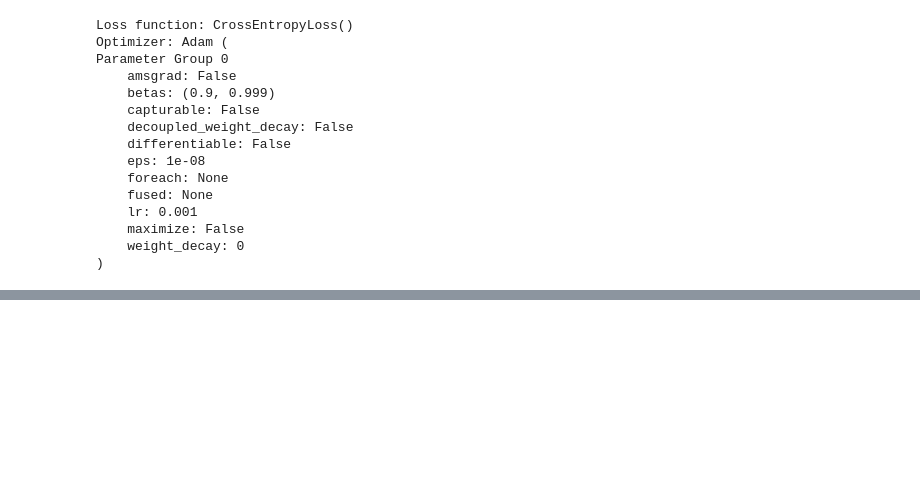
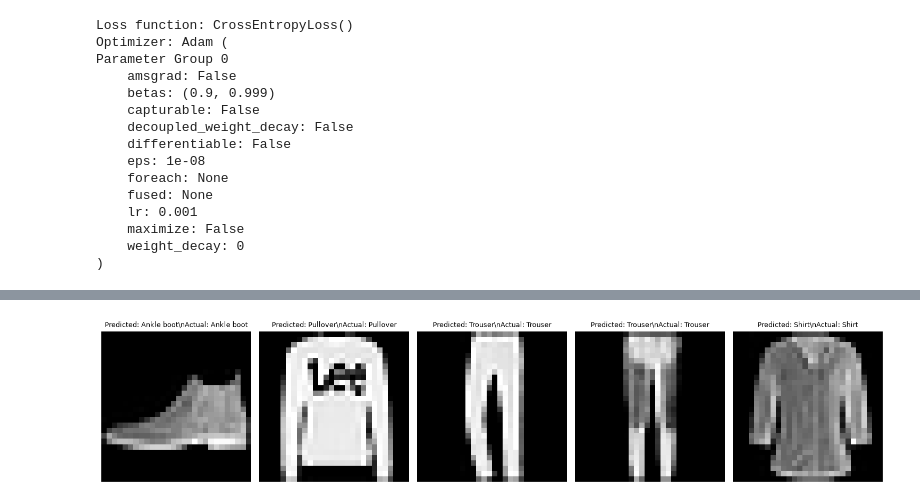
Before and after one commit to myKalling/ai_application_exploration, a Jupyter notebook: fashion_mnist_neural_network.ipynb, the cells around one changed output, grey strips where cells are left out. Saved outputs shown, nothing was run; the diff lists cells and outputs as text; code cells hidden in the pictures; blank space fills up the shorter version.

Commit message:
Re-Coded the model eval.  Previous only should one image

```diff
--- a/fashion_mnist_neural_network.ipynb
+++ b/fashion_mnist_neural_network.ipynb
@@ -186,18 +194,25 @@ print(f"Test accuracy: {test_accuracy:.2f}% ({correct}/{total})")
 # %%
-# Compare one test image's predicted category with its correct label
+# Display five test images with predicted and correct clothing categories
 model.eval()
 images, labels = next(iter(test_loader))
 
 with torch.no_grad():
     outputs = model(images)
     predictions = outputs.argmax(dim=1)
 
-image_index = 0
-image_to_display = images[image_index].squeeze().cpu() * 0.5 + 0.5
-true_label = FASHION_MNIST_CLASSES[labels[image_index].item()]
-predicted_label = FASHION_MNIST_CLASSES[predictions[image_index].item()]
+fig, axes = plt.subplots(1, 5, figsize=(15, 4))
 
-plt.imshow(image_to_display, cmap="gray")
-plt.title(f"Predicted: {predicted_label} | Actual: {true_label}")
-plt.axis("off")
+for i, ax in enumerate(axes):
+    # Undo normalization for display: [-1, 1] -> [0, 1]
+    image_to_display = images[i].squeeze().cpu() * 0.5 + 0.5
+    true_label = FASHION_MNIST_CLASSES[labels[i].item()]
+    predicted_label = FASHION_MNIST_CLASSES[predictions[i].item()]
+
+    ax.imshow(image_to_display, cmap="gray")
+    ax.set_title(f"Predicted: {predicted_label}\\nActual: {true_label}", fontsize=9)
+    ax.axis("off")
+
+plt.tight_layout()
 plt.show()
+# %% [output]
+[figure, added]
```
Also changed, not shown: parts of 3 cells of this notebook.
